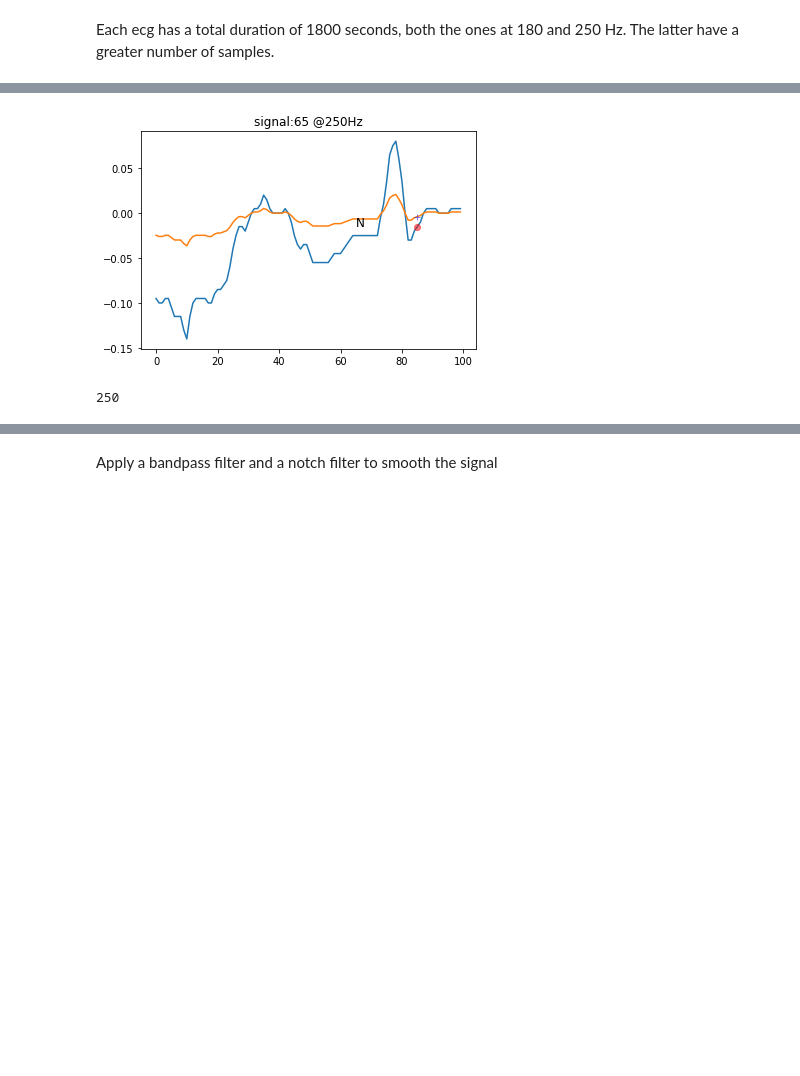
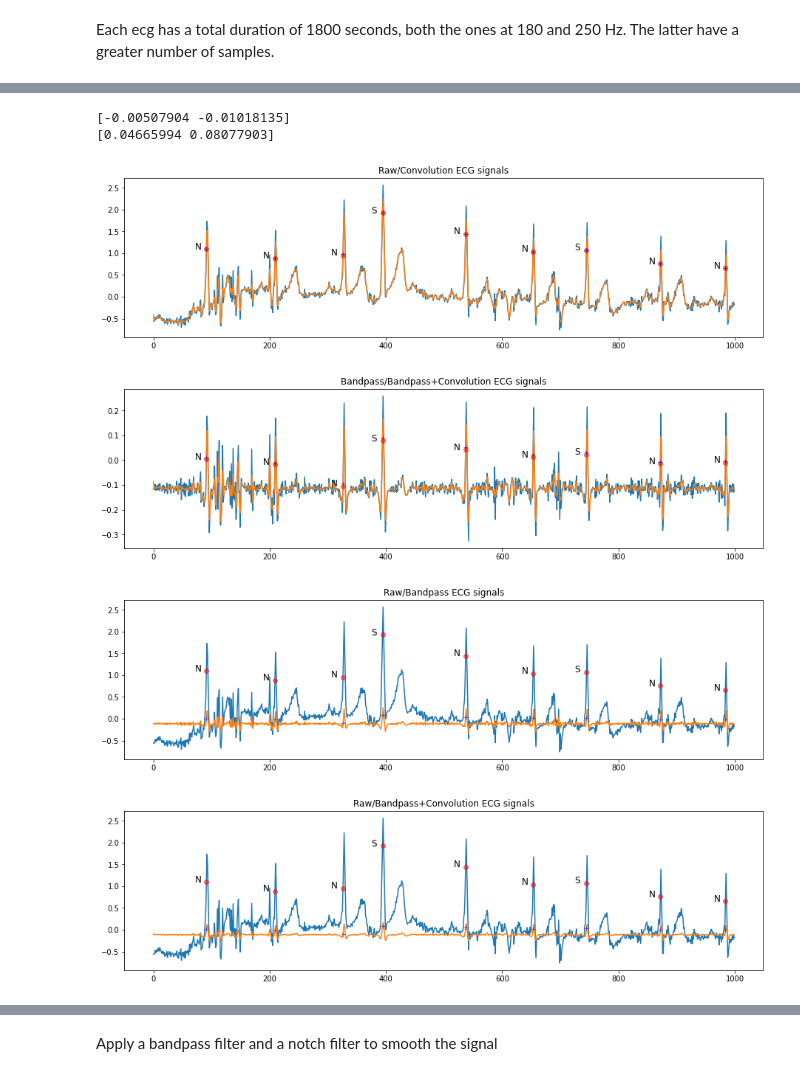
Before and after one commit to simonetome/Heartbeat-NSV-classification, a Jupyter notebook: ParsingVisualizationFiltering.ipynb, the cells around one changed output, grey strips where cells are left out. Drawn from its saved outputs; the diff is of its cells as text; code cells hidden in the pictures; blank space fills up the shorter version.

```diff
--- a/ParsingVisualizationFiltering.ipynb
+++ b/ParsingVisualizationFiltering.ipynb
@@ -321,7 +379,41 @@ for i, signal in enumerate(ecg_signals):
-# %%
-#plot the comparison between raw and filtered signal of the third sample, for a lenght of 300 samples
-plot_comparison(ecg_signals[65],signals_filt[65], 65, 100, title="signal:"+str(65)+" @"+str(frequencies[65])+"Hz")
-print(frequencies[65])
-# %% [output]
-[figure, removed]
-250
+# %%
+#to be fixed, do not use
+#potrebbe essere utlie normalizzare prima del preprocessing
+sig_mean = np.nanmean(signals_filt, axis=1).mean(axis=0)
+sig_std = np.nanstd(signals_filt, axis=1).mean(axis=0)
+signals_filt = (signals_filt - sig_mean)/ sig_std
+print(sig_mean)
+print(sig_std)
+# %% [output]
+[-0.00507904 -0.01018135]
+[0.04665994 0.08077903]
+# %%
+# Filter using Convolution
+# https://swharden.com/blog/2020-09-23-signal-filtering-in-python/
+# create a normalized Hanning window
+windowSize = 5
+window = np.hanning(windowSize)
+window = window / window.sum()
+sigID=2
+filtered = ecg_signals[sigID].copy()
+# filter the data using convolution
+filtered[:,0] = np.convolve(window, ecg_signals[sigID][:,0], mode='same')
+filtered[:,1] = np.convolve(window, ecg_signals[sigID][:,1], mode='same')
+plot_comparison(ecg_signals[sigID],filtered, sigID, 1000, title="Raw/Convolution ECG signals")
+
+
+
+#try to do convolution on filtered signal
+filtered = signals_filt[sigID].copy()
+# filter the data using convolution
+filtered[:,0] = np.convolve(window, signals_filt[sigID][:,0], mode='same')
+filtered[:,1] = np.convolve(window, signals_filt[sigID][:,1], mode='same')
+
+plot_comparison(signals_filt[sigID],filtered, sigID, 1000, title="Bandpass/Bandpass+Convolution ECG signals")
+plot_comparison(ecg_signals[sigID],signals_filt[sigID], sigID, 1000, title="Raw/Bandpass ECG signals")
+plot_comparison(ecg_signals[sigID],filtered, sigID, 1000, title="Raw/Bandpass+Convolution ECG signals")
+# %% [output]
+[figure, added]
+[figure, added]
+[figure, added]
+[figure, added]
```
Also changed, not shown: parts of 15 cells of this notebook.
